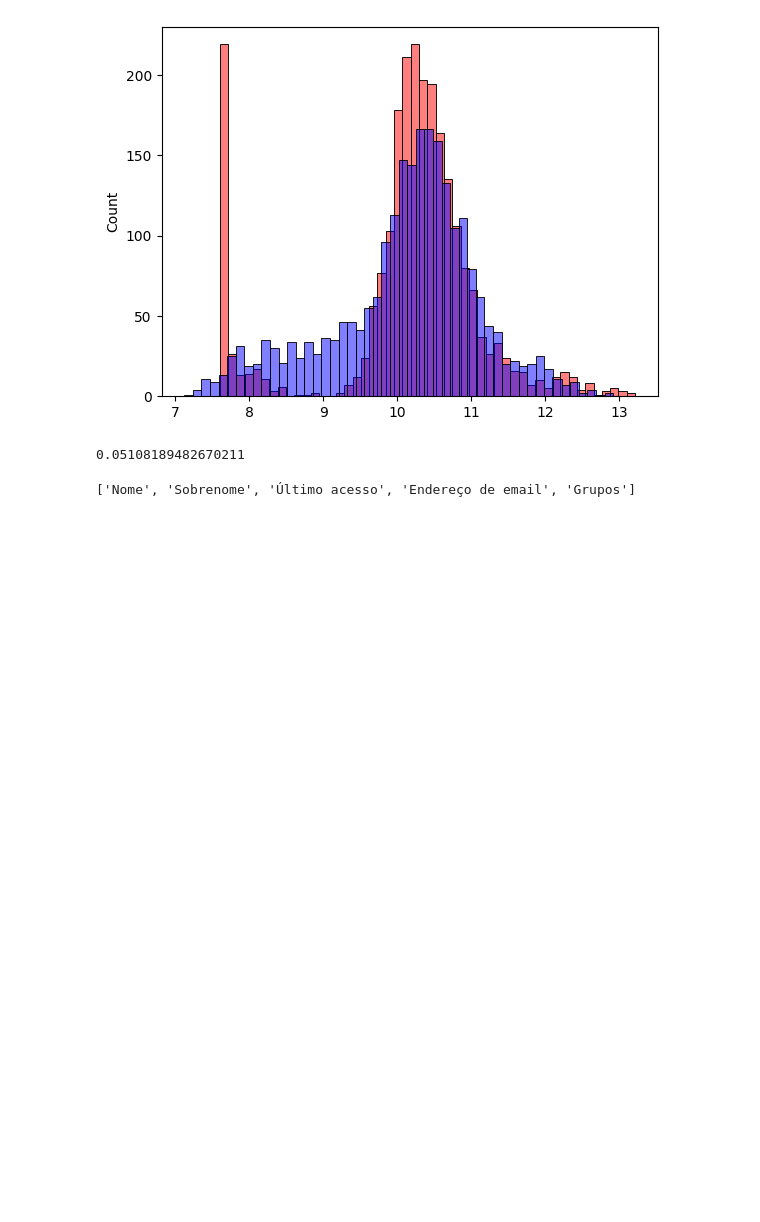
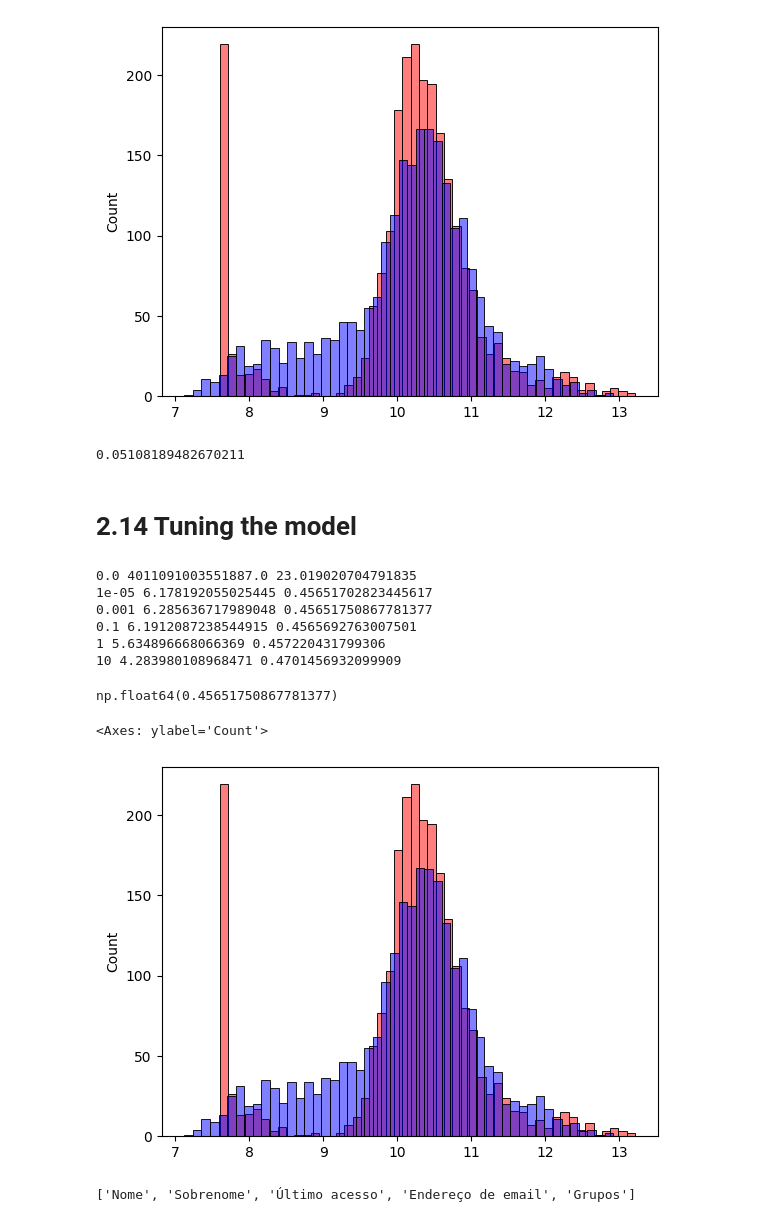
Before and after one commit to thePaulCode/machine-learning-zoomcamp, a Jupyter notebook: 02-regression/notebook-homework.ipynb, the cells around one changed output. Cells and saved outputs as stored; diff of their text form; code cells hidden in the pictures; blank space fills up the shorter version.

Commit message:
Tuning the model

```diff
--- a/02-regression/notebook-homework.ipynb
+++ b/02-regression/notebook-homework.ipynb
@@ -1267,3 +1265,44 @@ sns.histplot(ypred_reg, bins=50, color='blue', alpha=0.5)
+# %% [markdown]
+# 2.14 Tuning the model
+# %%
+# What is the best value for parameter r ?
+# r affects the quality of our model
+
+for r in [0.0, 0.00001, 0.001, 0.1,1, 10]:
+    Xtrain_reg = prepareX(df_train)
+    w0, w = train_linear_regression_reg(Xtrain_reg, y_train, r=r)
+
+    X_val_reg = prepareX(df_val)
+    ypred_reg = w0 + X_val_reg.dot(w)
+    score = rmse(y_val, ypred_reg)
+    print(r, w0, score)
+# %% [output]
+0.0 4011091003551887.0 23.019020704791835
+1e-05 6.178192055025445 0.45651702823445617
+0.001 6.285636717989048 0.45651750867781377
+0.1 6.1912087238544915 0.4565692763007501
+1 5.634896668066369 0.457220431799306
+10 4.283980108968471 0.4701456932099909
+# %%
+
+# r choose -> 0.001
+
+Xtrain_reg = prepareX(df_train)
+
+w0, w = train_linear_regression_reg(Xtrain_reg, y_train, r=0.001)
+
+X_val_reg = prepareX(df_val)
+ypred_reg = w0 + X_val_reg.dot(w)
+
+rmse(y_val, ypred_reg)
+# %% [output]
+np.float64(0.45651750867781377)
+# %%
+sns.histplot(y_val, bins=50, color='red', alpha=0.5)
+sns.histplot(ypred_reg, bins=50, color='blue', alpha=0.5)
+# %% [output]
+<Axes: ylabel='Count'>
+[figure, added]
 # %%
 df_alunos = pd.read_csv("../02-regression/data/courseid_39157_participants.csv", sep=",")
 # %%
```
Also changed, not shown: parts of 1 cell of this notebook.
